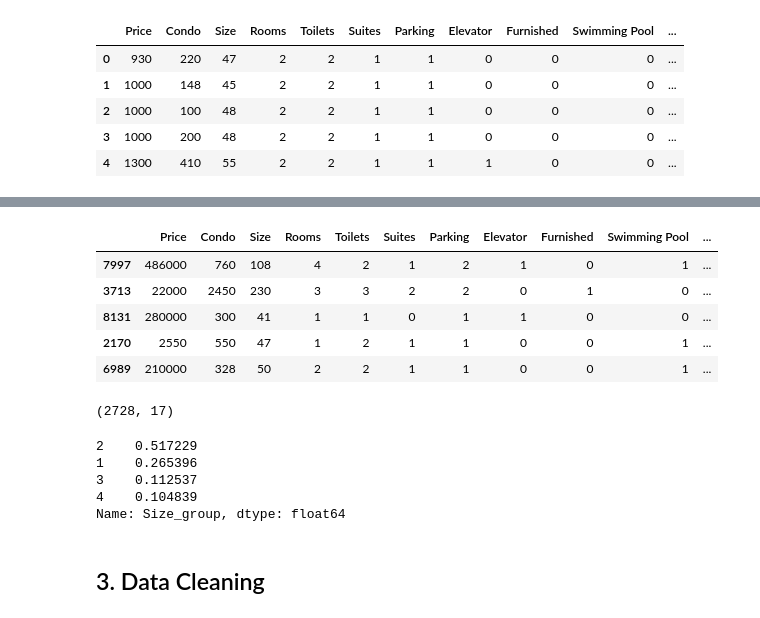
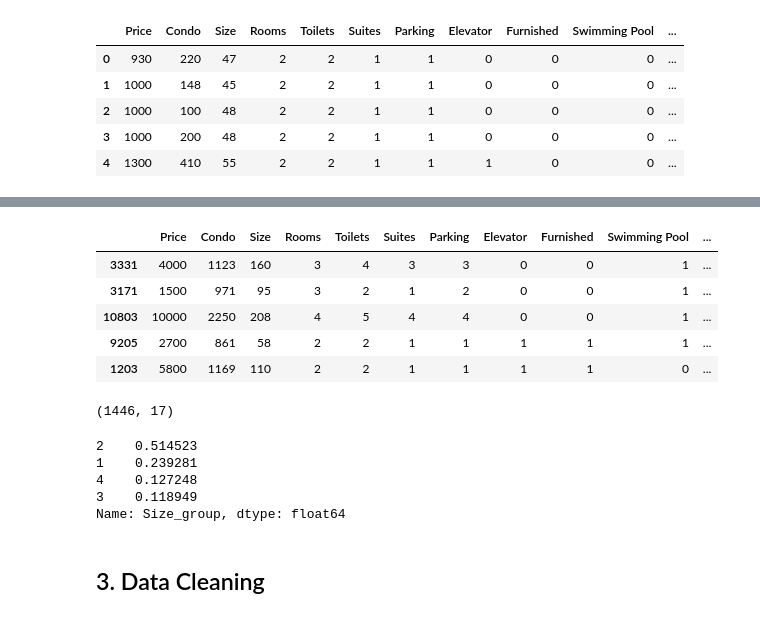
Before and after one commit to HWatanuki/Trabalho_D2APR, a Jupyter notebook: saopaulo-housing.ipynb, the cells around one changed output, grey strips where cells are left out. Drawn from its saved outputs; the diff is of its cells as text; code cells hidden in the pictures.

```diff
--- a/saopaulo-housing.ipynb
+++ b/saopaulo-housing.ipynb
@@ -88,3 +124,6 @@ display()  # just to avoid texts in the notebook output
 ## 3. Preprocessing the data
 
 3.1 segmenting the core predictor (size)
+# %%
+housing_rent=housing[housing['Negotiation Type']=='rent']
+housing_rent
@@ -126,3 +166,3 @@ https://exame.com/mercado-imobiliario/menor-apartamento-pais-10-metros-quadrados
 # %%
-housing['Size_group'] = pd.cut(housing['Size'], bins=[0, 50, 100, 150, np.inf],
+housing_rent['Size_group'] = pd.cut(housing_rent['Size'], bins=[0, 50, 100, 150, np.inf],
                                         labels=[1, 2, 3, 4], include_lowest=True)
@@ -162,5 +208,5 @@ sns.histplot(housing['Size_group'])
 # %%
 from sklearn.model_selection import train_test_split
 
-housing_train, housing_test = train_test_split(housing, test_size=0.2, stratify=housing['Size_group'], random_state=42)
+housing_rent_train, housing_rent_test = train_test_split(housing_rent, test_size=0.2, stratify=housing_rent['Size_group'], random_state=42)
 # %%
@@ -187,25 +233,25 @@ housing_train['Size_group'].value_counts() / len(housing_train['Size_group'])
 Name: Size_group, dtype: float64
 # %%
-housing_test.head()
+housing_rent_test.head()
 # %% [output]
 |  | Price | Condo | Size | Rooms | Toilets | Suites | Parking | Elevator | Furnished | Swimming Pool | ... |
-| 7997 | 486000 | 760 | 108 | 4 | 2 | 1 | 2 | 1 | 0 | 1 | ... |
-| 3713 | 22000 | 2450 | 230 | 3 | 3 | 2 | 2 | 0 | 1 | 0 | ... |
-| 8131 | 280000 | 300 | 41 | 1 | 1 | 0 | 1 | 1 | 0 | 0 | ... |
-| 2170 | 2550 | 550 | 47 | 1 | 2 | 1 | 1 | 0 | 0 | 1 | ... |
-| 6989 | 210000 | 328 | 50 | 2 | 2 | 1 | 1 | 0 | 0 | 1 | ... |
+| 3331 | 4000 | 1123 | 160 | 3 | 4 | 3 | 3 | 0 | 0 | 1 | ... |
+| 3171 | 1500 | 971 | 95 | 3 | 2 | 1 | 2 | 0 | 0 | 1 | ... |
+| 10803 | 10000 | 2250 | 208 | 4 | 5 | 4 | 4 | 0 | 0 | 1 | ... |
+| 9205 | 2700 | 861 | 58 | 2 | 2 | 1 | 1 | 1 | 1 | 1 | ... |
+| 1203 | 5800 | 1169 | 110 | 2 | 2 | 1 | 1 | 1 | 1 | 0 | ... |
 # %%
-housing_test.shape
+housing_rent_test.shape
 # %% [output]
-(2728, 17)
+(1446, 17)
 # %%
 # proportion of the groups in the testing set
-housing_test['Size_group'].value_counts() / len(housing_test['Size_group'])
+housing_rent_test['Size_group'].value_counts() / len(housing_rent_test['Size_group'])
 # %% [output]
-2    0.517229
-1    0.265396
-3    0.112537
-4    0.104839
+2    0.514523
+1    0.239281
+4    0.127248
+3    0.118949
 Name: Size_group, dtype: float64
 # %%
 # removing the attribute 'median_income_group'
```
Also changed, not shown: parts of 28 cells of this notebook.
